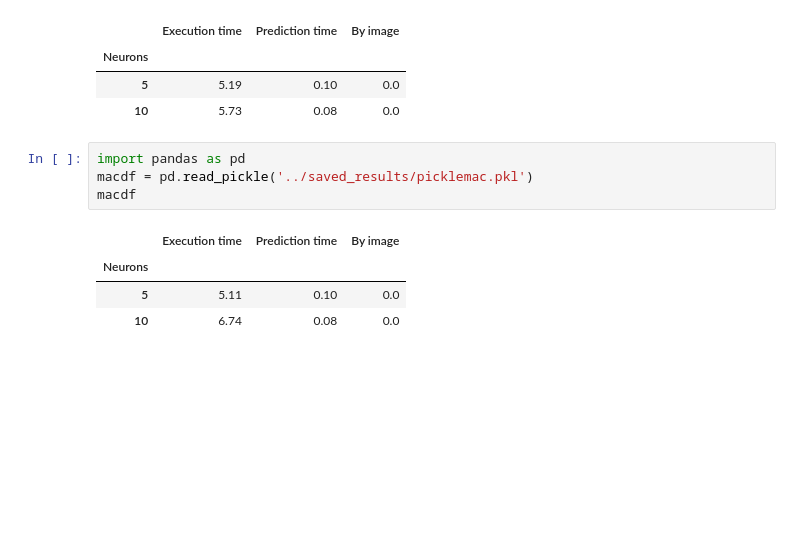
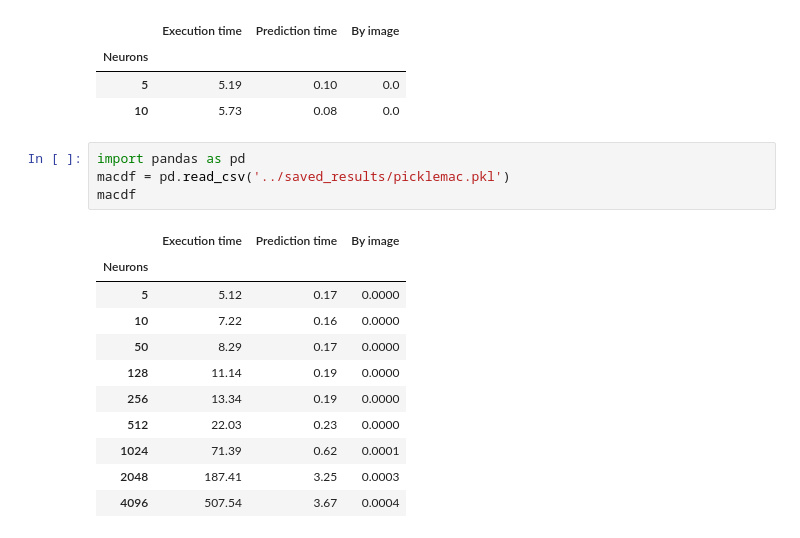
Before and after one commit to toelt-llc/TOELT-tfrabbit, a Jupyter notebook: code/notebooks/mnist_rpi_benchmark.ipynb, the cells around one changed output. Cells and saved outputs as stored; diff of their text form; blank space fills up the shorter version.

```diff
--- a/code/notebooks/mnist_rpi_benchmark.ipynb
+++ b/code/notebooks/mnist_rpi_benchmark.ipynb
@@ -159,13 +159,20 @@ dfres
 | 10 | 5.73 | 0.08 | 0.0 |
 # %%
 import pandas as pd
-macdf = pd.read_pickle('../saved_results/picklemac.pkl')
+macdf = pd.read_csv('../saved_results/picklemac.pkl')
 macdf
 # %% [output]
 |  | Execution time | Prediction time | By image |
 | Neurons |  |  |  |
-| 5 | 5.11 | 0.10 | 0.0 |
-| 10 | 6.74 | 0.08 | 0.0 |
+| 5 | 5.12 | 0.17 | 0.0000 |
+| 10 | 7.22 | 0.16 | 0.0000 |
+| 50 | 8.29 | 0.17 | 0.0000 |
+| 128 | 11.14 | 0.19 | 0.0000 |
+| 256 | 13.34 | 0.19 | 0.0000 |
+| 512 | 22.03 | 0.23 | 0.0000 |
+| 1024 | 71.39 | 0.62 | 0.0001 |
+| 2048 | 187.41 | 3.25 | 0.0003 |
+| 4096 | 507.54 | 3.67 | 0.0004 |
 # %%
 
 dflist = macdf.values.tolist()
```
Also changed, not shown: parts of 5 cells of this notebook, 1 other file.
